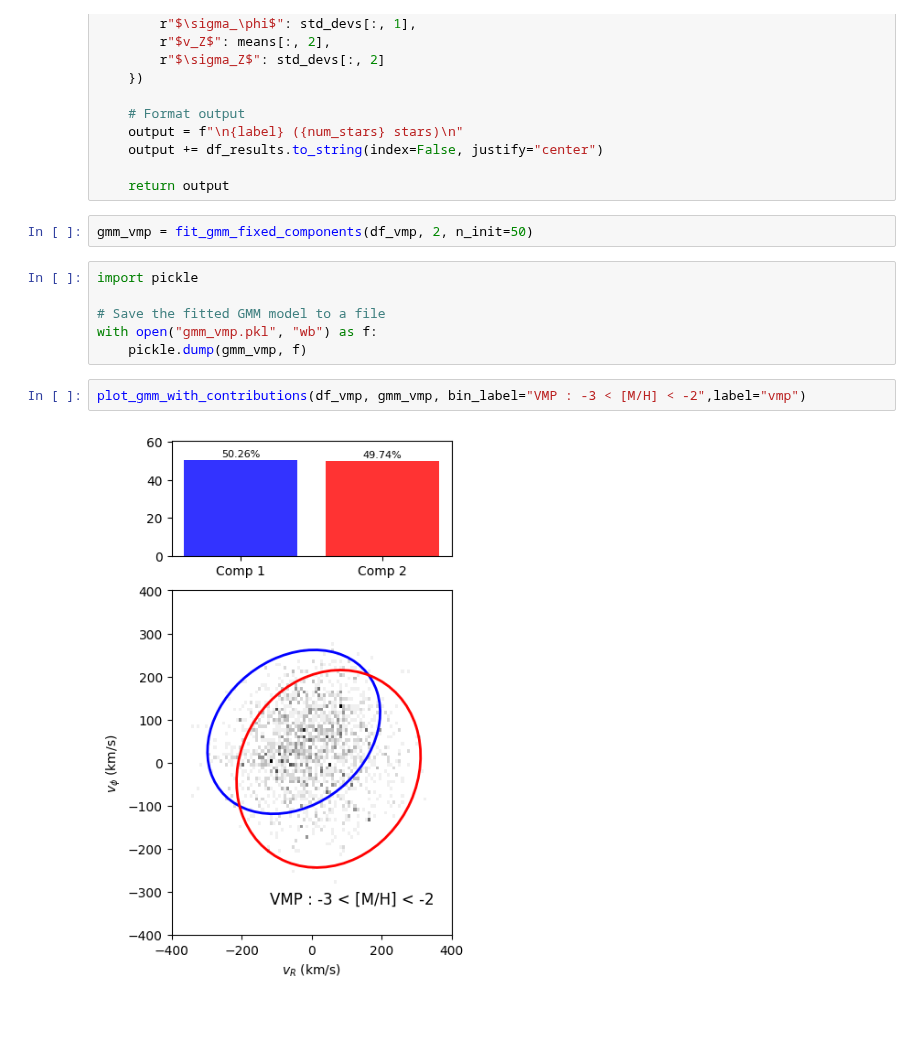
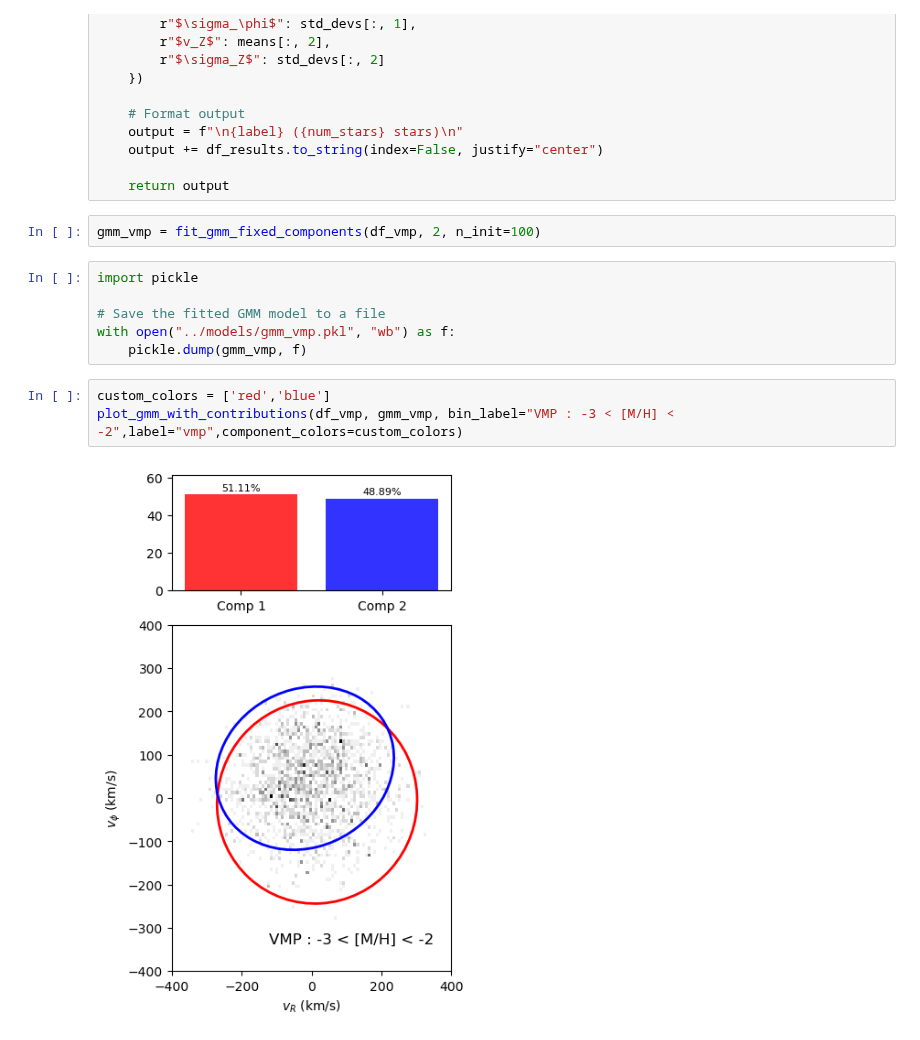
Before and after one commit to raunaq-rai/Disentangling-the-Milky-Way-using-GMM, a Jupyter notebook: notebooks/Figure_5.ipynb, the cells around one changed output. Cells and saved outputs as stored; diff of their text form.

Commit message:
gmm re-run with more iterations, and figure update

```diff
--- a/notebooks/Figure_5.ipynb
+++ b/notebooks/Figure_5.ipynb
@@ -276,17 +276,18 @@ def extract_gmm_parameters(gmm, df, label, component_assignments=None):
 
     return output
 # %%
-gmm_vmp = fit_gmm_fixed_components(df_vmp, 2, n_init=50)
+gmm_vmp = fit_gmm_fixed_components(df_vmp, 2, n_init=100)
 # %%
 import pickle
 
 # Save the fitted GMM model to a file
-with open("gmm_vmp.pkl", "wb") as f:
+with open("../models/gmm_vmp.pkl", "wb") as f:
     pickle.dump(gmm_vmp, f)
 # %%
-plot_gmm_with_contributions(df_vmp, gmm_vmp, bin_label="VMP : -3 < [M/H] < -2",label="vmp")
+custom_colors = ['red','blue']
+plot_gmm_with_contributions(df_vmp, gmm_vmp, bin_label="VMP : -3 < [M/H] < -2",label="vmp",component_colors=custom_colors)
 # %% [output]
-[figure, old version]
+[figure, new version]
 # %%
 component_assignments_vmp = {
     "Stationary halo": 1,
```
Also changed, not shown: parts of 14 cells of this notebook, 8 other files.
